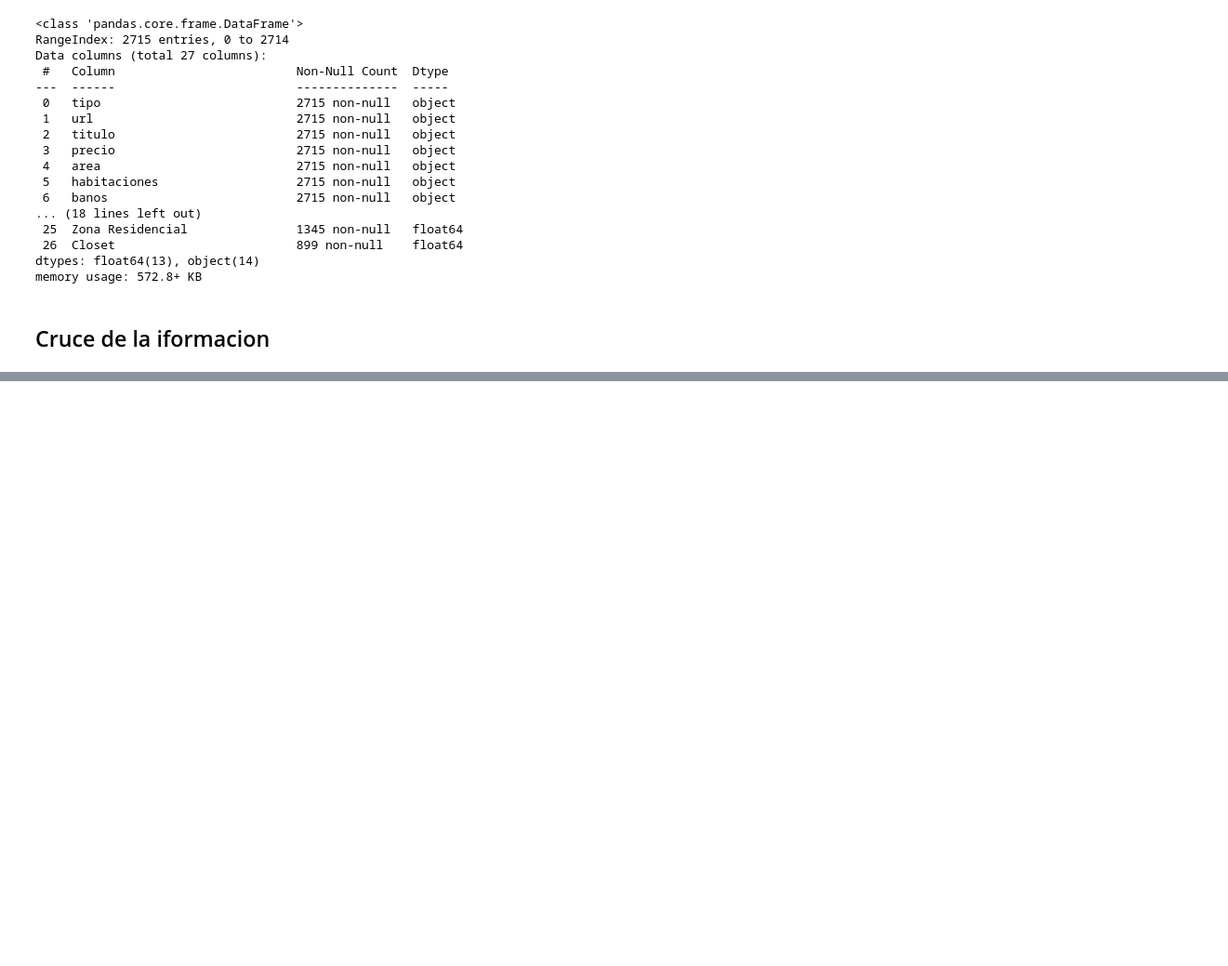
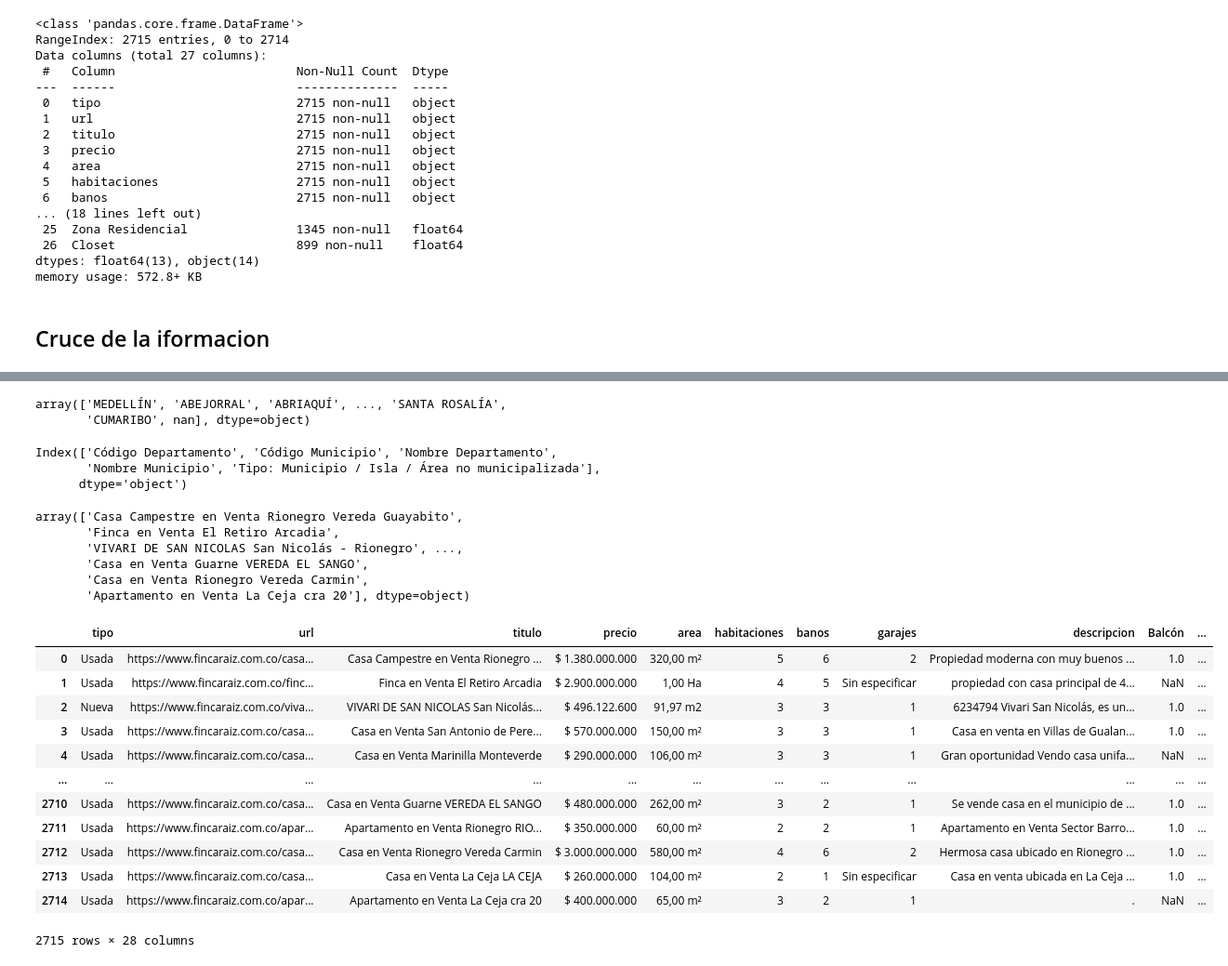
Before and after one commit to juanguzman2/Analisis-del-precio-de-las-viviendas-en-el-oriente-antioqueno, a Jupyter notebook: Script/limpiezanan.ipynb, the cells around one changed output, grey strips where cells are left out. Shown at 93% size. Saved outputs shown, nothing was run; the diff lists cells and outputs as text; code cells hidden in the pictures; blank space fills up the shorter version.

```diff
--- a/Script/limpiezanan.ipynb
+++ b/Script/limpiezanan.ipynb
@@ -84,0 +119,46 @@ memory usage: 572.8+ KB
+# %%
+dfubi['Nombre Municipio'].unique()
+# %% [output]
+array(['MEDELLÍN', 'ABEJORRAL', 'ABRIAQUÍ', ..., 'SANTA ROSALÍA',
+       'CUMARIBO', nan], dtype=object)
+# %%
+dfubi.columns
+# %% [output]
+Index(['Código Departamento', 'Código Municipio', 'Nombre Departamento',
+       'Nombre Municipio', 'Tipo: Municipio / Isla / Área no municipalizada'],
+      dtype='object')
+# %%
+dfdata['titulo'].unique()
+# %% [output]
+array(['Casa Campestre en Venta Rionegro Vereda Guayabito',
+       'Finca en Venta El Retiro Arcadia',
+       'VIVARI DE SAN NICOLAS San Nicolás - Rionegro', ...,
+       'Casa en Venta Guarne VEREDA EL SANGO',
+       'Casa en Venta Rionegro Vereda Carmin',
+       'Apartamento en Venta La Ceja cra 20'], dtype=object)
+# %%
+
+# Agrega una nueva columna al DataFrame dfdata con valores vacíos
+dfdata['Nombre Municipio'] = pd.Series(['']*len(dfdata))
+
+# Itera sobre cada fila del DataFrame dfdata y busca una coincidencia entre las palabras en 'titulo' y 'Nombre Municipio' en el DataFrame dfubi.
+for i in range(len(dfdata)):
+    for word in dfdata.iloc[i]['titulo'].split():
+        if word.upper() in dfubi['Nombre Municipio'].str.upper().values:
+            dfdata.at[i, 'Nombre Municipio'] = word.upper()
+# %%
+dfdata
+# %% [output]
+|  | tipo | url | titulo | precio | area | habitaciones | banos | garajes | descripcion | Balcón | ... |
+| 0 | Usada | https://www.fincaraiz.com.co/casa... | Casa Campestre en Venta Rionegro ... | $ 1.380.000.000 | 320,00 m² | 5 | 6 | 2 | Propiedad moderna con muy buenos ... | 1.0 | ... |
+| 1 | Usada | https://www.fincaraiz.com.co/finc... | Finca en Venta El Retiro Arcadia | $ 2.900.000.000 | 1,00 Ha | 4 | 5 | Sin especificar | propiedad con casa principal de 4... | NaN | ... |
+| 2 | Nueva | https://www.fincaraiz.com.co/viva... | VIVARI DE SAN NICOLAS San Nicolás... | $ 496.122.600 | 91,97 m2 | 3 | 3 | 1 | 6234794 Vivari San Nicolás, es un... | 1.0 | ... |
+| 3 | Usada | https://www.fincaraiz.com.co/casa... | Casa en Venta San Antonio de Pere... | $ 570.000.000 | 150,00 m² | 3 | 3 | 1 | Casa en venta en Villas de Gualan... | 1.0 | ... |
+| 4 | Usada | https://www.fincaraiz.com.co/casa... | Casa en Venta Marinilla Monteverde | $ 290.000.000 | 106,00 m² | 3 | 3 | 1 | Gran oportunidad Vendo casa unifa... | NaN | ... |
+| ... | ... | ... | ... | ... | ... | ... | ... | ... | ... | ... | ... |
+| 2710 | Usada | https://www.fincaraiz.com.co/casa... | Casa en Venta Guarne VEREDA EL SANGO | $ 480.000.000 | 262,00 m² | 3 | 2 | 1 | Se vende casa en el municipio de ... | 1.0 | ... |
+| 2711 | Usada | https://www.fincaraiz.com.co/apar... | Apartamento en Venta Rionegro RIO... | $ 350.000.000 | 60,00 m² | 2 | 2 | 1 | Apartamento en Venta Sector Barro... | 1.0 | ... |
+| 2712 | Usada | https://www.fincaraiz.com.co/casa... | Casa en Venta Rionegro Vereda Carmin | $ 3.000.000.000 | 580,00 m² | 4 | 6 | 2 | Hermosa casa ubicado en Rionegro ... | 1.0 | ... |
+| 2713 | Usada | https://www.fincaraiz.com.co/casa... | Casa en Venta La Ceja LA CEJA | $ 260.000.000 | 104,00 m² | 2 | 1 | Sin especificar | Casa en venta ubicada en La Ceja ... | 1.0 | ... |
+| 2714 | Usada | https://www.fincaraiz.com.co/apar... | Apartamento en Venta La Ceja cra 20 | $ 400.000.000 | 65,00 m² | 3 | 2 | 1 | . | NaN | ... |
+2715 rows × 28 columns
```
Also changed, not shown: parts of 5 cells of this notebook.
